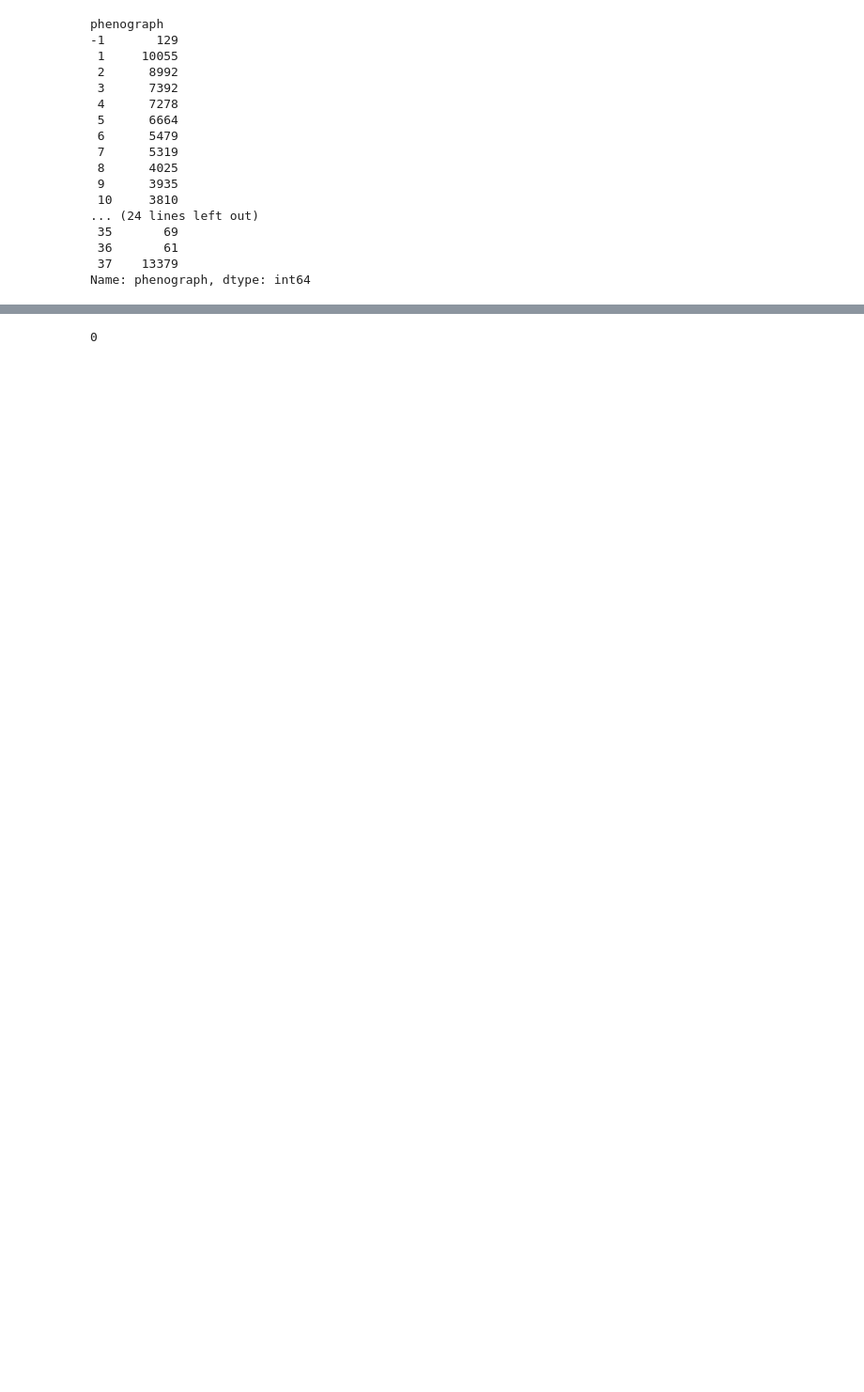
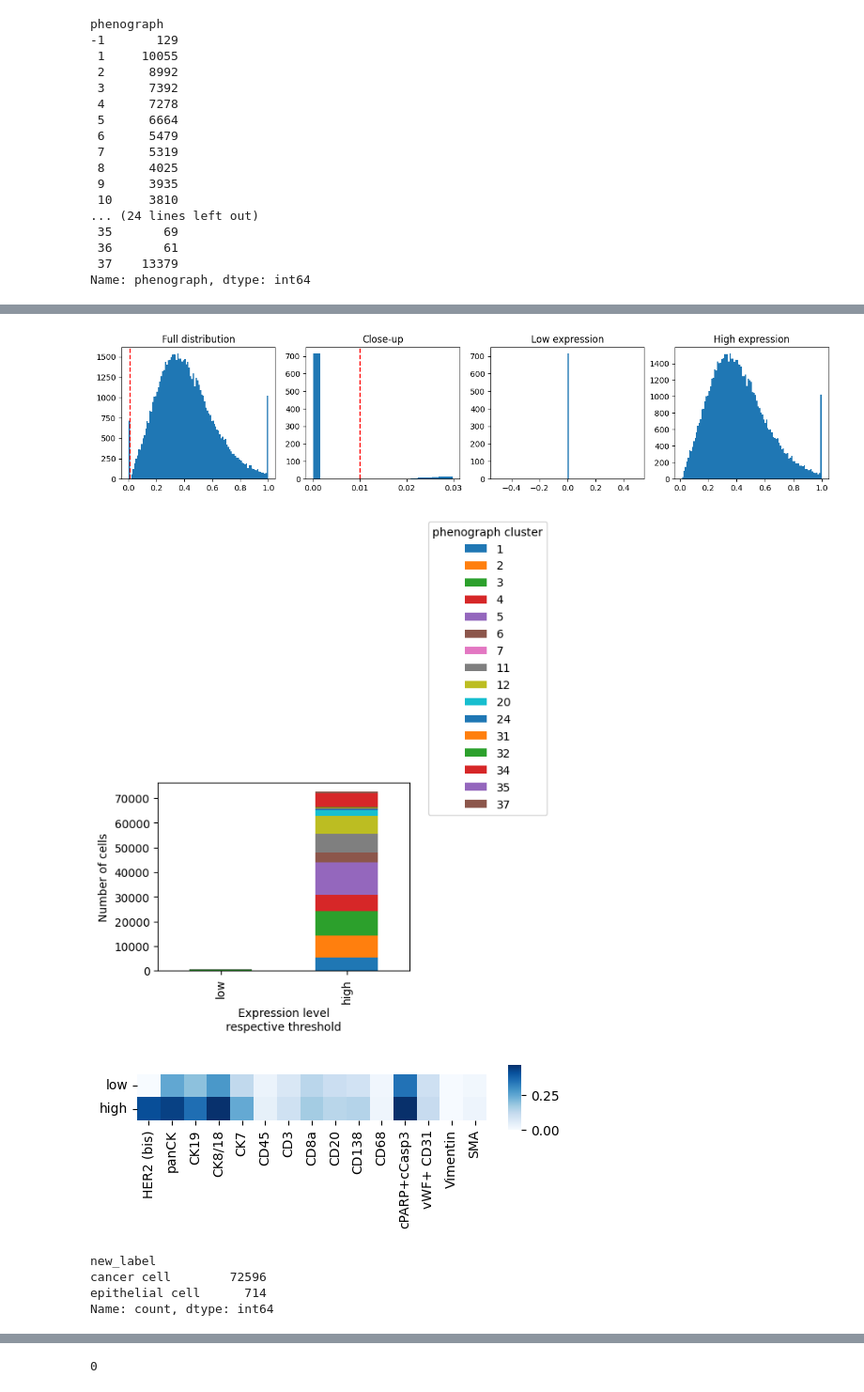
Before and after one commit to gesavoigt/master_thesis, a Jupyter notebook: scripts/data_processing/phenotyping.ipynb, the cells around one changed output, grey strips where cells are left out. Shown: that part at 94% size. Cells and saved outputs as stored; diff of their text form; code cells hidden in the pictures; blank space fills up the shorter version.

```diff
--- a/scripts/data_processing/phenotyping.ipynb
+++ b/scripts/data_processing/phenotyping.ipynb
@@ -190,0 +244,61 @@ Name: count, dtype: int64
+# %%
+## Find cutoff value for cancer cells (HER2 if panCK+)
+label_subset = [35,1,11,12,6,3,4,5,7,34,20,37,31,2,32,24]
+marker = 'HER2 (bis)'
+threshold = 0.01
+interval=0.02
+
+expr = adata_recoded.X[ adata_recoded.obs['phenograph'].isin(label_subset), adata_recoded.var_names==marker ]
+phenograph_label = adata_recoded.obs['phenograph'][ adata_recoded.obs['phenograph'].isin(label_subset) ]
+new_label = (expr>=threshold)*1 ## 0 if below threshold, 1 if >= threshold
+cell_ids = adata_recoded.obs.loc[ adata_recoded.obs['phenograph'].isin(label_subset) , 'id' ]
+
+## Plot original, close-up & resulting groups side by side
+fig, ax = plt.subplots(1,4, figsize=(16,3))
+ax[0].hist(expr, bins=100)
+ax[0].axvline(x=threshold, color='r', linestyle='--')
+ax[0].set_title('Full distribution')
+ax[1].hist(expr[ (expr>=threshold-interval) & (expr<=threshold+interval) ], bins=20)
+ax[1].axvline(x=threshold, color='r', linestyle='--')
+ax[1].set_title('Close-up')
+ax[2].hist(expr[ expr<threshold ], bins=100)
+ax[2].set_title('Low expression')
+ax[3].hist(expr[ expr>=threshold ], bins=100)
+ax[3].set_title('High expression')
+plt.show()
+
+## Plot new groupings by original cluster
+df = pd.DataFrame({'phenograph_label':phenograph_label,
+                'new_label':new_label})
+df = df.groupby(['new_label', 'phenograph_label'], observed=True).size().unstack().plot(kind='bar', stacked=True, figsize=(4,3))
+plt.legend(bbox_to_anchor=(1.05, .8), loc='lower left', title='phenograph cluster')
+plt.xticks(labels=['low', 'high'], ticks=[0,1])
+plt.xlabel('Expression level\nrespective threshold')
+plt.ylabel('Number of cells')
+plt.tight_layout()
+plt.show()
+
+## Plot heatmap subset: new grouping, but more/all markers
+expr_all = adata_recoded.X[ adata_recoded.obs['phenograph'].isin(label_subset), :]
+expr_all0 = expr_all[ new_label==0, : ].mean(axis=0)
+expr_all1 = expr_all[ new_label==1, : ].mean(axis=0)
+df = pd.DataFrame([expr_all0, expr_all1], index=['low','high'], columns=adata_recoded.var_names)
+df = df[marker_subset] ## comment in to show all markers
+
+fig, ax = plt.subplots(figsize=(6,3))
+sns.heatmap(ax=ax, data=df, square=True,
+            cmap='Blues', cbar_kws={'shrink':.3, 'aspect':5}) #, 'location':'right', 'ticklocation':'right'})
+plt.show()
+
+## Create df for recoding
+cancer_recoding = pd.DataFrame({'id':cell_ids,'new_label':new_label})
+cancer_recoding['new_label'] = cancer_recoding['new_label'].map({0:'epithelial cell', 1:'cancer cell'})
+cancer_recoding['new_label'].value_counts()
+# %% [output]
+[figure, added]
+[figure, added]
+[figure, added]
+new_label
+cancer cell        72596
+epithelial cell      714
+Name: count, dtype: int64
```
Also changed, not shown: parts of 21 cells of this notebook.
